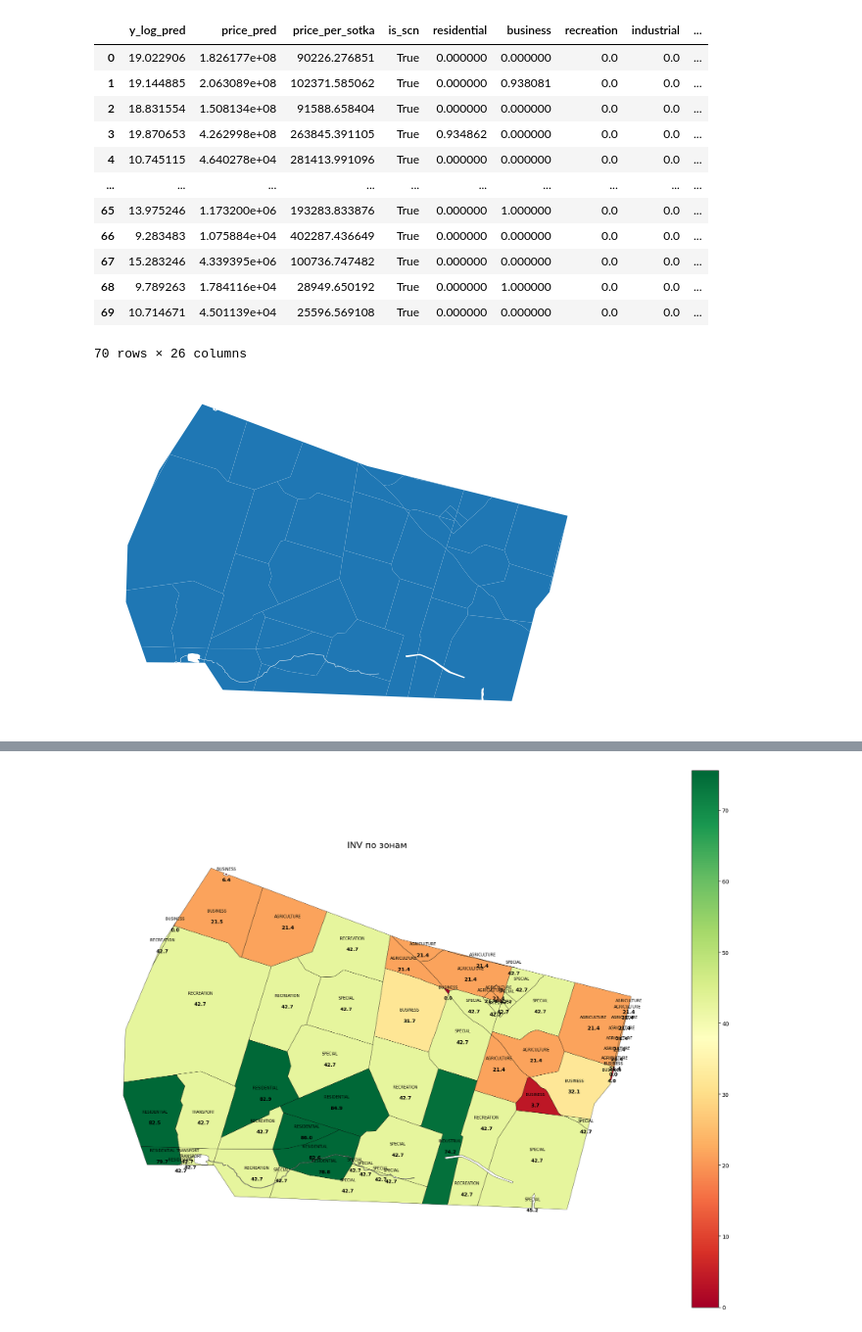
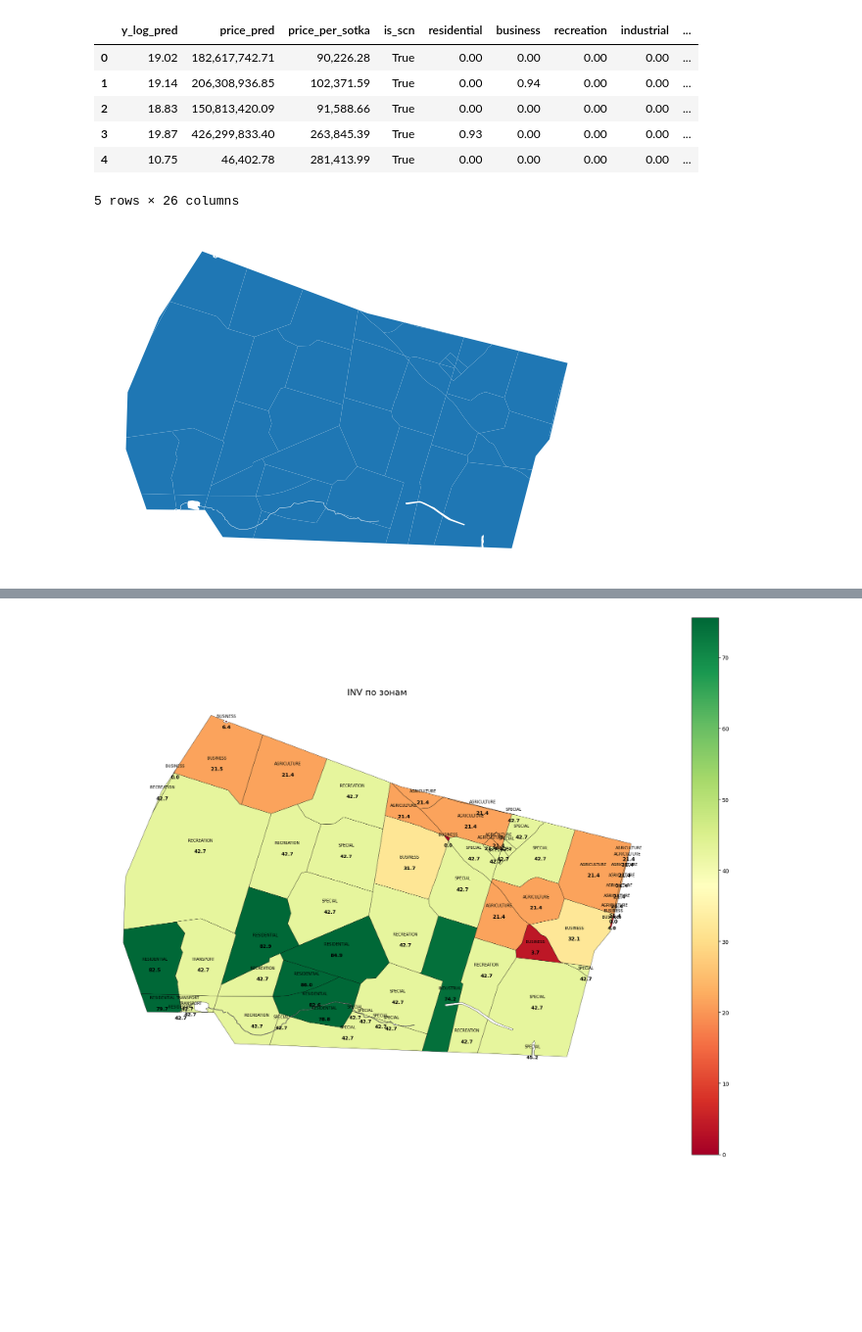
Before and after one commit to Mvin8/Urbanomy, a Jupyter notebook: examples/investment_metrics.ipynb, the cells around one changed output, grey strips where cells are left out. Shown at 98% size. Cells and saved outputs as stored; diff of their text form; code cells hidden in the pictures; blank space fills up the shorter version.

```diff
--- a/examples/investment_metrics.ipynb
+++ b/examples/investment_metrics.ipynb
@@ -102,40 +102,34 @@ base_gdf
 # %%
 scenario_blocks = pd.read_pickle('./data/test/blocks_with_price.pickle')
 scenario_blocks = scenario_blocks.to_crs(32636)
 polygon_test = scenario_blocks.copy()
 
 keep_cols = [
     'y_log_pred', 'price_pred', 'price_per_sotka', 'is_scn',
     'residential','business','recreation','industrial','transport','special',
     'agriculture','land_use','share','footprint_area','build_floor_area',
     'living_area','non_living_area','population','site_area','fsi','gsi',
     'mxi','l','morphotype','area_accessibility', 'geometry'
 ]
 
 polygon_test = (
     scenario_blocks
     .copy()
     .assign(
         land_use=lambda df: df['land_use'].astype(str).str.replace(r'^LandUse\.', '', regex=True)
     )[keep_cols]
 )
 polygon_test = polygon_test[polygon_test['is_scn'] == True].reset_index(drop=True)
 polygon_test.plot().axis('off')
-polygon_test
+polygon_test.head()
 # %% [output]
 |  | y_log_pred | price_pred | price_per_sotka | is_scn | residential | business | recreation | industrial | ... |
-| 0 | 19.022906 | 1.826177e+08 | 90226.276851 | True | 0.000000 | 0.000000 | 0.0 | 0.0 | ... |
-| 1 | 19.144885 | 2.063089e+08 | 102371.585062 | True | 0.000000 | 0.938081 | 0.0 | 0.0 | ... |
-| 2 | 18.831554 | 1.508134e+08 | 91588.658404 | True | 0.000000 | 0.000000 | 0.0 | 0.0 | ... |
-| 3 | 19.870653 | 4.262998e+08 | 263845.391105 | True | 0.934862 | 0.000000 | 0.0 | 0.0 | ... |
-| 4 | 10.745115 | 4.640278e+04 | 281413.991096 | True | 0.000000 | 0.000000 | 0.0 | 0.0 | ... |
-| ... | ... | ... | ... | ... | ... | ... | ... | ... | ... |
-| 65 | 13.975246 | 1.173200e+06 | 193283.833876 | True | 0.000000 | 1.000000 | 0.0 | 0.0 | ... |
-| 66 | 9.283483 | 1.075884e+04 | 402287.436649 | True | 0.000000 | 0.000000 | 0.0 | 0.0 | ... |
-| 67 | 15.283246 | 4.339395e+06 | 100736.747482 | True | 0.000000 | 0.000000 | 0.0 | 0.0 | ... |
-| 68 | 9.789263 | 1.784116e+04 | 28949.650192 | True | 0.000000 | 1.000000 | 0.0 | 0.0 | ... |
-| 69 | 10.714671 | 4.501139e+04 | 25596.569108 | True | 0.000000 | 0.000000 | 0.0 | 0.0 | ... |
+| 0 | 19.02 | 182,617,742.71 | 90,226.28 | True | 0.00 | 0.00 | 0.00 | 0.00 | ... |
+| 1 | 19.14 | 206,308,936.85 | 102,371.59 | True | 0.00 | 0.94 | 0.00 | 0.00 | ... |
+| 2 | 18.83 | 150,813,420.09 | 91,588.66 | True | 0.00 | 0.00 | 0.00 | 0.00 | ... |
+| 3 | 19.87 | 426,299,833.40 | 263,845.39 | True | 0.93 | 0.00 | 0.00 | 0.00 | ... |
+| 4 | 10.75 | 46,402.78 | 281,413.99 | True | 0.00 | 0.00 | 0.00 | 0.00 | ... |
-70 rows × 26 columns
+5 rows × 26 columns
 [figure]
 # %%
 import pandas as pd
```
Also changed, not shown: parts of 5 cells of this notebook, 17 other files.
